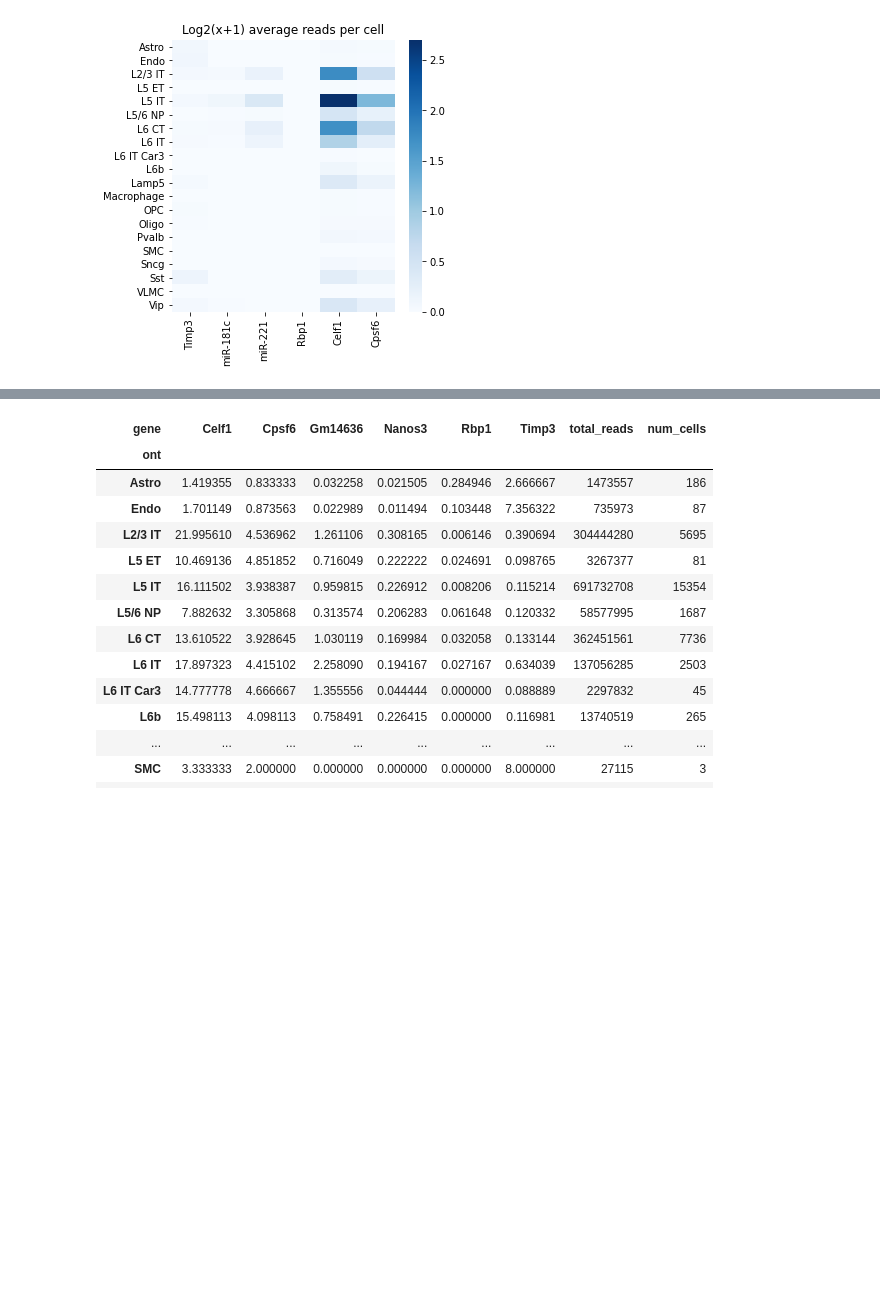
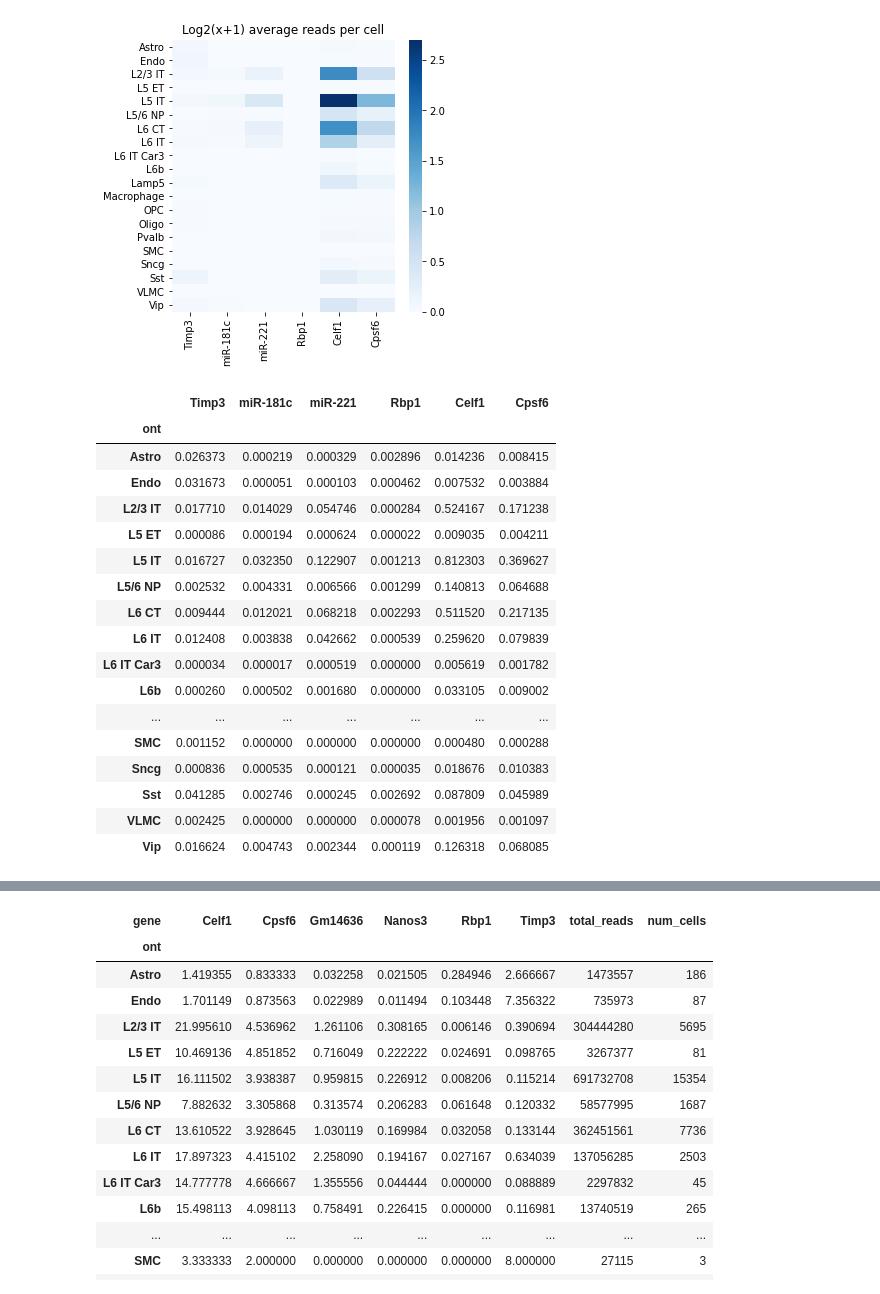
Before and after one commit to salzman-lab/SPRAWL, a Jupyter notebook: analysis/counting_miR_RBPs.ipynb, the cells around one changed output, grey strips where cells are left out. Saved outputs shown, nothing was run; the diff lists cells and outputs as text; code cells hidden in the pictures; blank space fills up the shorter version.

```diff
--- a/analysis/counting_miR_RBPs.ipynb
+++ b/analysis/counting_miR_RBPs.ipynb
@@ -214,3 +209,24 @@ plt.show()
 plt.close()
 # %% [output]
 [figure]
+# %%
+data
+# %% [output]
+|  | Timp3 | miR-181c | miR-221 | Rbp1 | Celf1 | Cpsf6 |
+| ont |  |  |  |  |  |  |
+| Astro | 0.026373 | 0.000219 | 0.000329 | 0.002896 | 0.014236 | 0.008415 |
+| Endo | 0.031673 | 0.000051 | 0.000103 | 0.000462 | 0.007532 | 0.003884 |
+| L2/3 IT | 0.017710 | 0.014029 | 0.054746 | 0.000284 | 0.524167 | 0.171238 |
+| L5 ET | 0.000086 | 0.000194 | 0.000624 | 0.000022 | 0.009035 | 0.004211 |
+| L5 IT | 0.016727 | 0.032350 | 0.122907 | 0.001213 | 0.812303 | 0.369627 |
+| L5/6 NP | 0.002532 | 0.004331 | 0.006566 | 0.001299 | 0.140813 | 0.064688 |
+| L6 CT | 0.009444 | 0.012021 | 0.068218 | 0.002293 | 0.511520 | 0.217135 |
+| L6 IT | 0.012408 | 0.003838 | 0.042662 | 0.000539 | 0.259620 | 0.079839 |
+| L6 IT Car3 | 0.000034 | 0.000017 | 0.000519 | 0.000000 | 0.005619 | 0.001782 |
+| L6b | 0.000260 | 0.000502 | 0.001680 | 0.000000 | 0.033105 | 0.009002 |
+| ... | ... | ... | ... | ... | ... | ... |
+| SMC | 0.001152 | 0.000000 | 0.000000 | 0.000000 | 0.000480 | 0.000288 |
+| Sncg | 0.000836 | 0.000535 | 0.000121 | 0.000035 | 0.018676 | 0.010383 |
+| Sst | 0.041285 | 0.002746 | 0.000245 | 0.002692 | 0.087809 | 0.045989 |
+| VLMC | 0.002425 | 0.000000 | 0.000000 | 0.000078 | 0.001956 | 0.001097 |
+| Vip | 0.016624 | 0.004743 | 0.002344 | 0.000119 | 0.126318 | 0.068085 |
```
Also changed, not shown: parts of 5 cells of this notebook, 50 other files.
